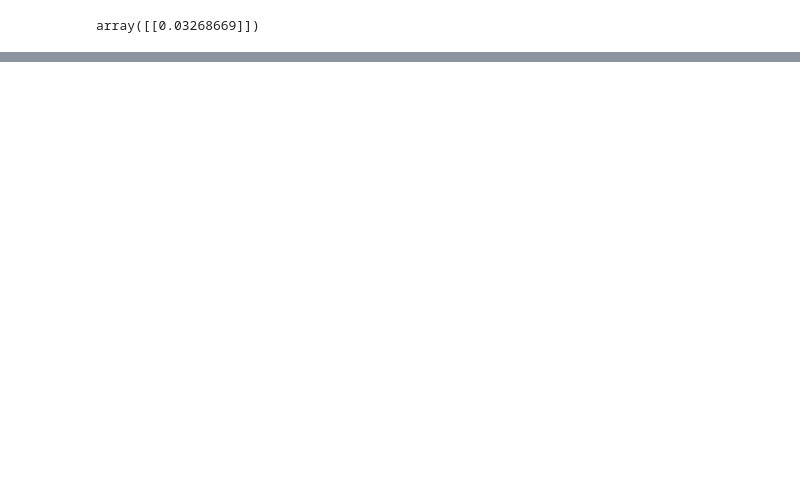
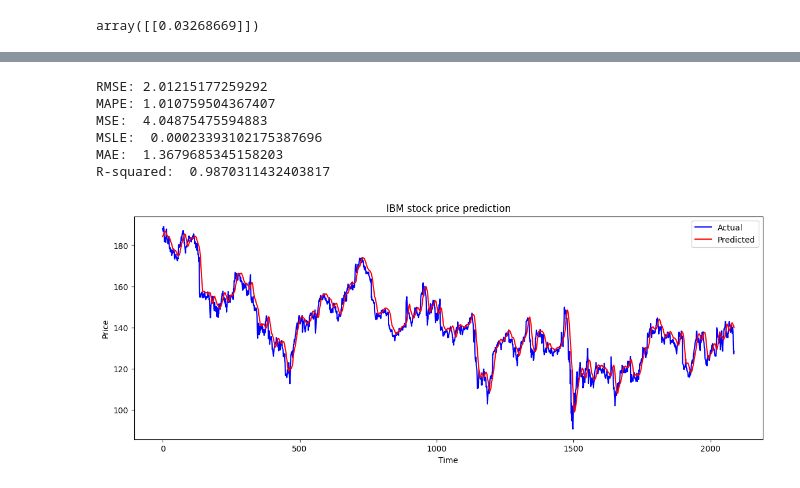
Before and after one commit to mustafahakkoz/seasonality_analysis, a Jupyter notebook: Exp4-LSTM-stacked(1).ipynb, the cells around one changed output, grey strips where cells are left out. Cells and saved outputs as stored; diff of their text form; code cells hidden in the pictures; blank space fills up the shorter version.

```diff
--- a/Exp4-LSTM-stacked(1).ipynb
+++ b/Exp4-LSTM-stacked(1).ipynb
@@ -170,0 +192,48 @@ R-squared:  0.8816022738103634
+# %%
+# predict as last day's price (this may be the case)
+y_test_simple = y_test[:-1]
+y_pred_simple = y_test[1:]
+# Evaluate the model
+mse = mean_squared_error(y_test_simple, y_pred_simple)
+msle = mean_squared_log_error(y_test_simple, y_pred_simple)
+mae = mean_absolute_error(y_test_simple, y_pred_simple)
+r2 = r2_score(y_test_simple, y_pred_simple)
+
+from sklearn.metrics import mean_squared_error, mean_absolute_error
+
+# Assuming y_pred and y_test are NumPy arrays
+# Note: For MAPE, make sure y_test does not contain zeros to avoid division by zero.
+
+# RMSE
+rmse = np.sqrt(mean_squared_error(y_test_simple, y_pred_simple))
+
+# MAPE
+mape = np.mean(np.abs((y_test_simple - y_pred_simple) / y_test_simple)) * 100
+
+
+print('RMSE:', rmse)
+print('MAPE:', mape)
+
+
+print('MSE: ', mse)
+print('MSLE: ', msle)
+print('MAE: ', mae)
+print('R-squared: ', r2)
+
+# plot the results
+plt.figure(figsize=(14, 5))
+plt.plot(y_test, color='blue', label='Actual')
+plt.plot(y_pred, color='red', label='Predicted')
+plt.title('IBM stock price prediction')
+plt.xlabel('Time')
+plt.ylabel('Price')
+plt.legend()
+plt.show()
+# %% [output]
+RMSE: 2.01215177259292
+MAPE: 1.010759504367407
+MSE:  4.04875475594883
+MSLE:  0.00023393102175387696
+MAE:  1.3679685345158203
+R-squared:  0.9870311432403817
+[figure, added]
```
Also changed, not shown: parts of 5 cells of this notebook, 3 other files.
